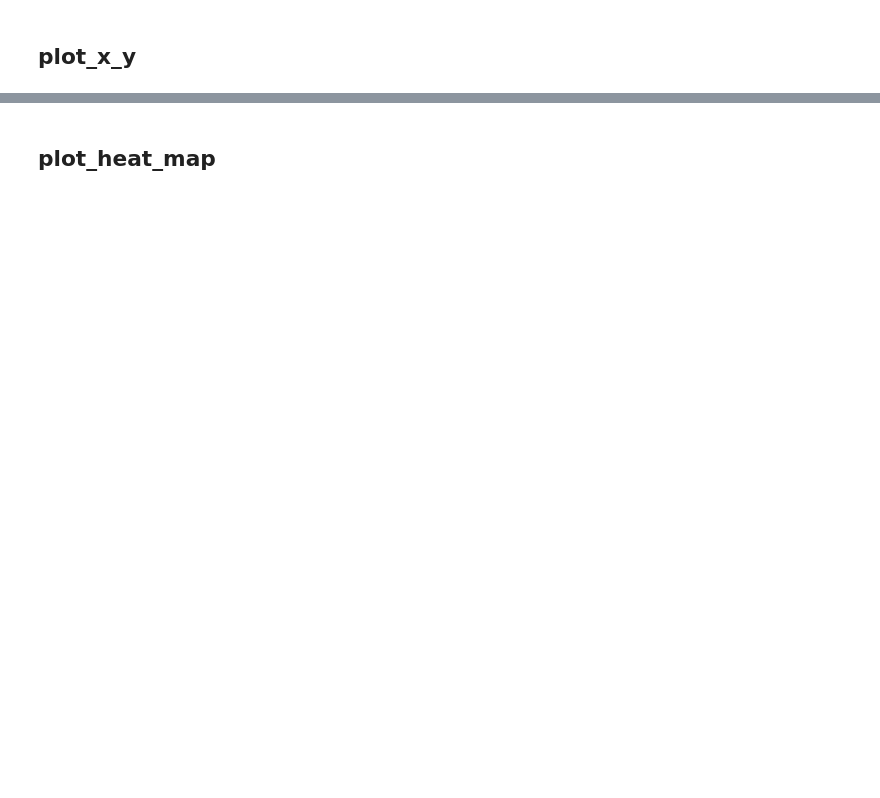
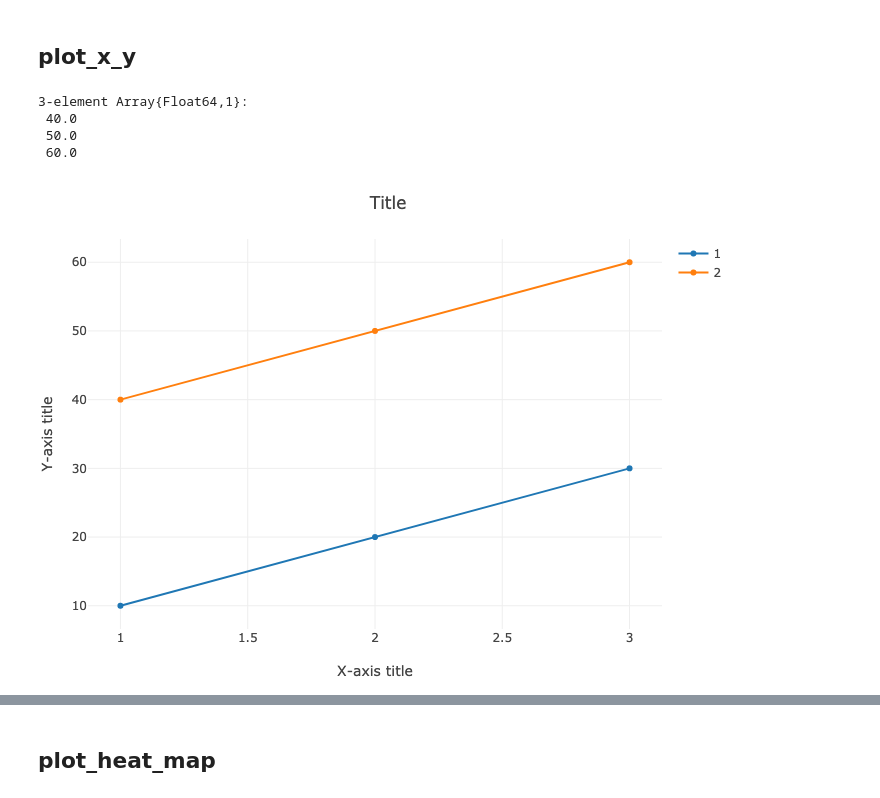
Before and after one commit to KwatME/HotPlot.jl, a Jupyter notebook: notebook/example.ipynb, the cells around one changed output, grey strips where cells are left out. Saved outputs shown, nothing was run; the diff lists cells and outputs as text; code cells hidden in the pictures; blank space fills up the shorter version.

```diff
--- a/notebook/example.ipynb
+++ b/notebook/example.ipynb
@@ -13,11 +24,18 @@ plot()
 # %% [markdown]
 ## plot_x_y
 # %%
-y1 = [10, 20, 30]
+y1 = [10.0, 20.0, 30.0]
 
-y2 = [40, 50, 60]
+y2 = [40.0, 50.0, 60.0]
+# %% [output]
+3-element Array{Float64,1}:
+ 40.0
+ 50.0
+ 60.0
 # %%
 layout = Layout(title = "Title", xaxis_title = "X-axis title", yaxis_title = "Y-axis title")
 
-plot_x_y((y_1, y_2); layout = layout)
+plot_x_y((y1, y2); layout = layout)
+# %% [output]
+[figure, added]
 # %%
```
Also changed, not shown: parts of 7 cells of this notebook, 1 other file.
